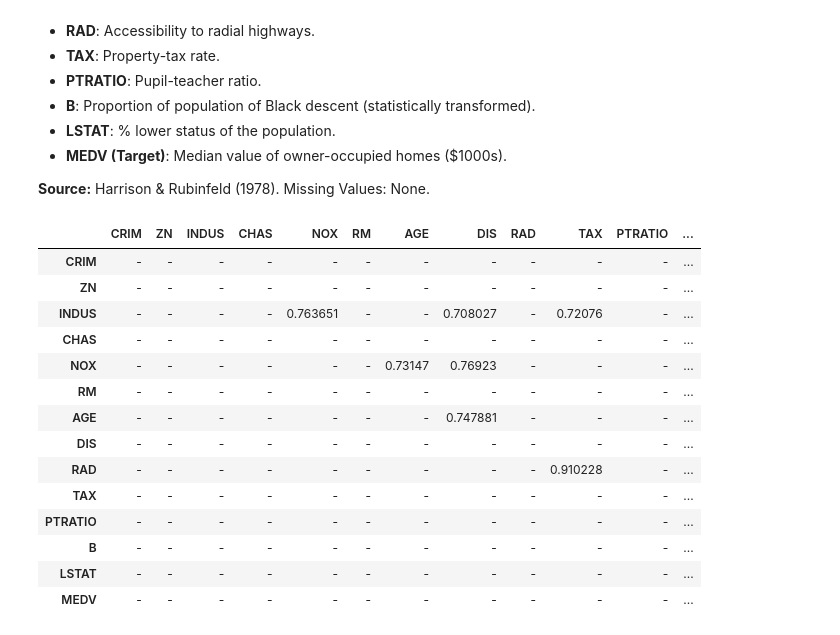
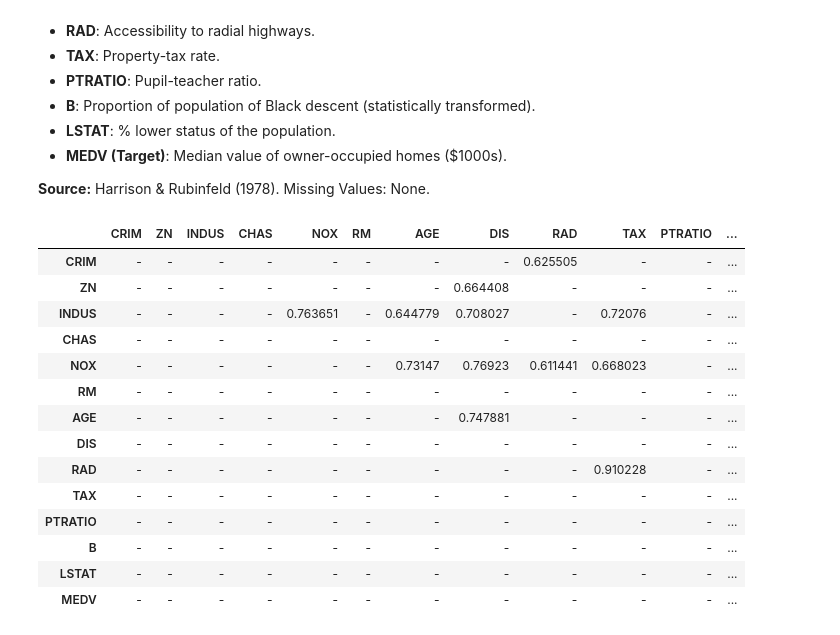
Before and after one commit to vidhatrihr/machine-learning-practices, a Jupyter notebook: boston-housing/boston_housing.ipynb, the cells around one changed output. Cells and saved outputs as stored; diff of their text form; code cells hidden in the pictures.

```diff
--- a/boston-housing/boston_housing.ipynb
+++ b/boston-housing/boston_housing.ipynb
@@ -295,17 +295,17 @@ Name: count, dtype: int64
 # %%
 corr = df.corr().abs()
 
 mask1 = np.triu(np.ones(corr.shape), k=1).astype(bool)
-mask2 = corr >= 0.7
+mask2 = corr >= 0.6
 
 corr.where(mask1 & mask2).fillna('-')
 # %% [output]
 |  | CRIM | ZN | INDUS | CHAS | NOX | RM | AGE | DIS | RAD | TAX | PTRATIO | ... |
-| CRIM | - | - | - | - | - | - | - | - | - | - | - | ... |
-| ZN | - | - | - | - | - | - | - | - | - | - | - | ... |
-| INDUS | - | - | - | - | 0.763651 | - | - | 0.708027 | - | 0.72076 | - | ... |
+| CRIM | - | - | - | - | - | - | - | - | 0.625505 | - | - | ... |
+| ZN | - | - | - | - | - | - | - | 0.664408 | - | - | - | ... |
+| INDUS | - | - | - | - | 0.763651 | - | 0.644779 | 0.708027 | - | 0.72076 | - | ... |
 | CHAS | - | - | - | - | - | - | - | - | - | - | - | ... |
-| NOX | - | - | - | - | - | - | 0.73147 | 0.76923 | - | - | - | ... |
+| NOX | - | - | - | - | - | - | 0.73147 | 0.76923 | 0.611441 | 0.668023 | - | ... |
 | RM | - | - | - | - | - | - | - | - | - | - | - | ... |
 | AGE | - | - | - | - | - | - | - | 0.747881 | - | - | - | ... |
 | DIS | - | - | - | - | - | - | - | - | - | - | - | ... |
```
Also changed, not shown: parts of 17 cells of this notebook.
